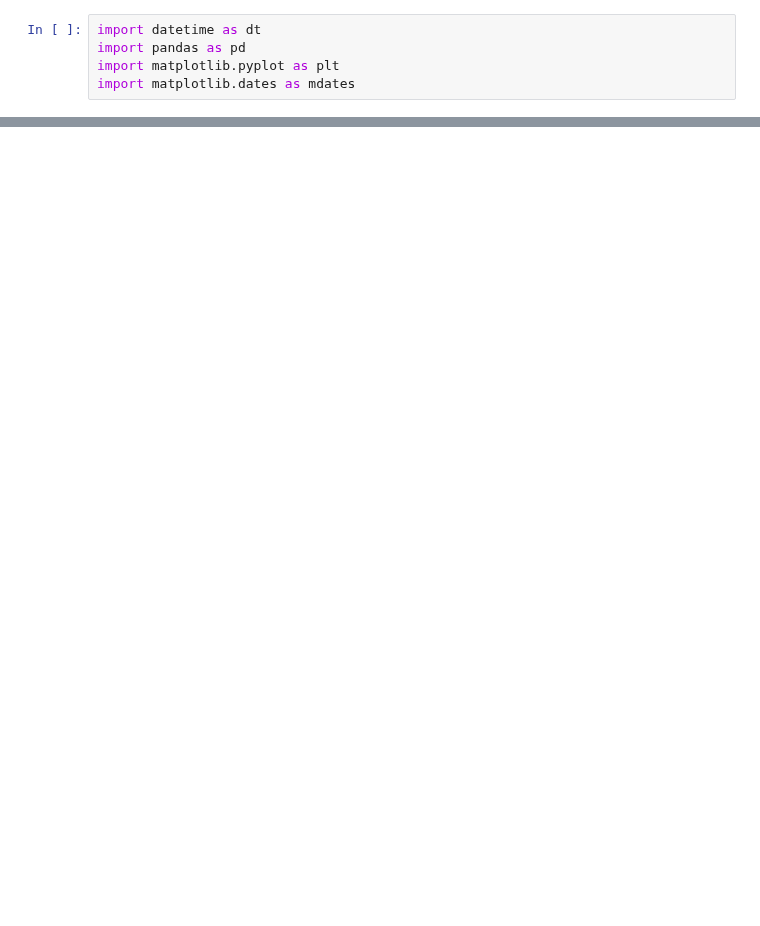
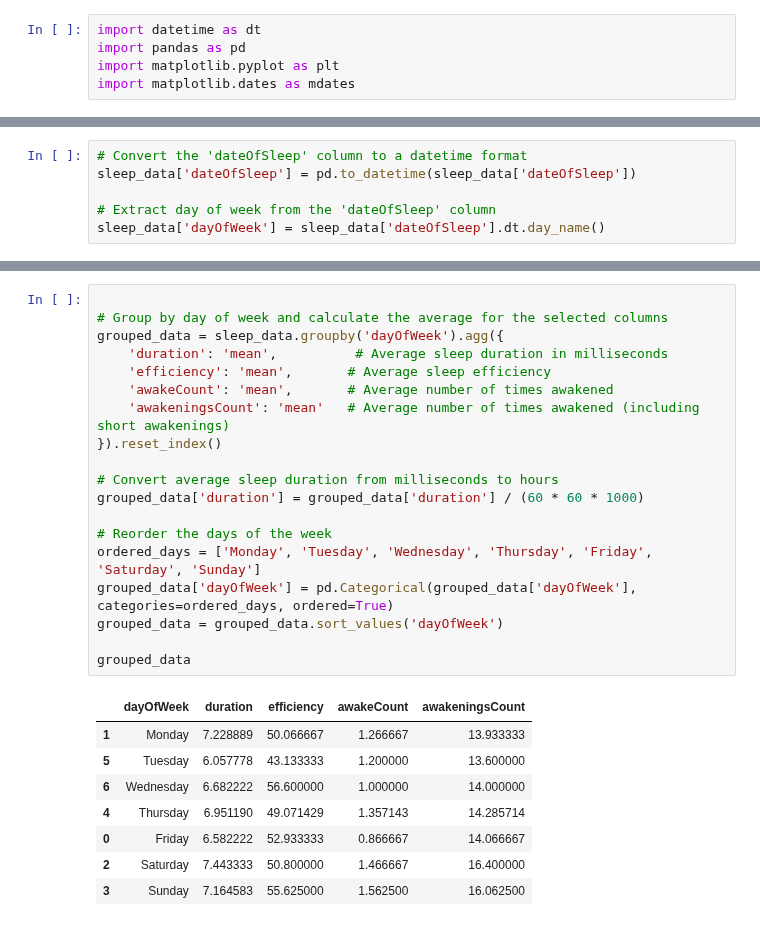
Before and after one commit to tsu-nera/dailybuild, a Jupyter notebook: notes/fitbit_sleep.ipynb, the cells around one changed output, grey strips where cells are left out. Saved outputs shown, nothing was run; the diff lists cells and outputs as text; blank space fills up the shorter version.

```diff
--- a/notes/fitbit_sleep.ipynb
+++ b/notes/fitbit_sleep.ipynb
@@ -20 +20,7 @@ sleep_data.head()
 5 rows × 24 columns
+# %%
+# Convert the 'dateOfSleep' column to a datetime format
+sleep_data['dateOfSleep'] = pd.to_datetime(sleep_data['dateOfSleep'])
+
+# Extract day of week from the 'dateOfSleep' column
+sleep_data['dayOfWeek'] = sleep_data['dateOfSleep'].dt.day_name()
@@ -20,0 +51,28 @@ sleep_data.head()
+# %%
+
+# Group by day of week and calculate the average for the selected columns
+grouped_data = sleep_data.groupby('dayOfWeek').agg({
+    'duration': 'mean',          # Average sleep duration in milliseconds
+    'efficiency': 'mean',       # Average sleep efficiency
+    'awakeCount': 'mean',       # Average number of times awakened
+    'awakeningsCount': 'mean'   # Average number of times awakened (including short awakenings)
+}).reset_index()
+
+# Convert average sleep duration from milliseconds to hours
+grouped_data['duration'] = grouped_data['duration'] / (60 * 60 * 1000)
+
+# Reorder the days of the week
+ordered_days = ['Monday', 'Tuesday', 'Wednesday', 'Thursday', 'Friday', 'Saturday', 'Sunday']
+grouped_data['dayOfWeek'] = pd.Categorical(grouped_data['dayOfWeek'], categories=ordered_days, ordered=True)
+grouped_data = grouped_data.sort_values('dayOfWeek')
+
+grouped_data
+# %% [output]
+|  | dayOfWeek | duration | efficiency | awakeCount | awakeningsCount |
+| 1 | Monday | 7.228889 | 50.066667 | 1.266667 | 13.933333 |
+| 5 | Tuesday | 6.057778 | 43.133333 | 1.200000 | 13.600000 |
+| 6 | Wednesday | 6.682222 | 56.600000 | 1.000000 | 14.000000 |
+| 4 | Thursday | 6.951190 | 49.071429 | 1.357143 | 14.285714 |
+| 0 | Friday | 6.582222 | 52.933333 | 0.866667 | 14.066667 |
+| 2 | Saturday | 7.443333 | 50.800000 | 1.466667 | 16.400000 |
+| 3 | Sunday | 7.164583 | 55.625000 | 1.562500 | 16.062500 |
```
Also changed, not shown: parts of 2 cells of this notebook.
